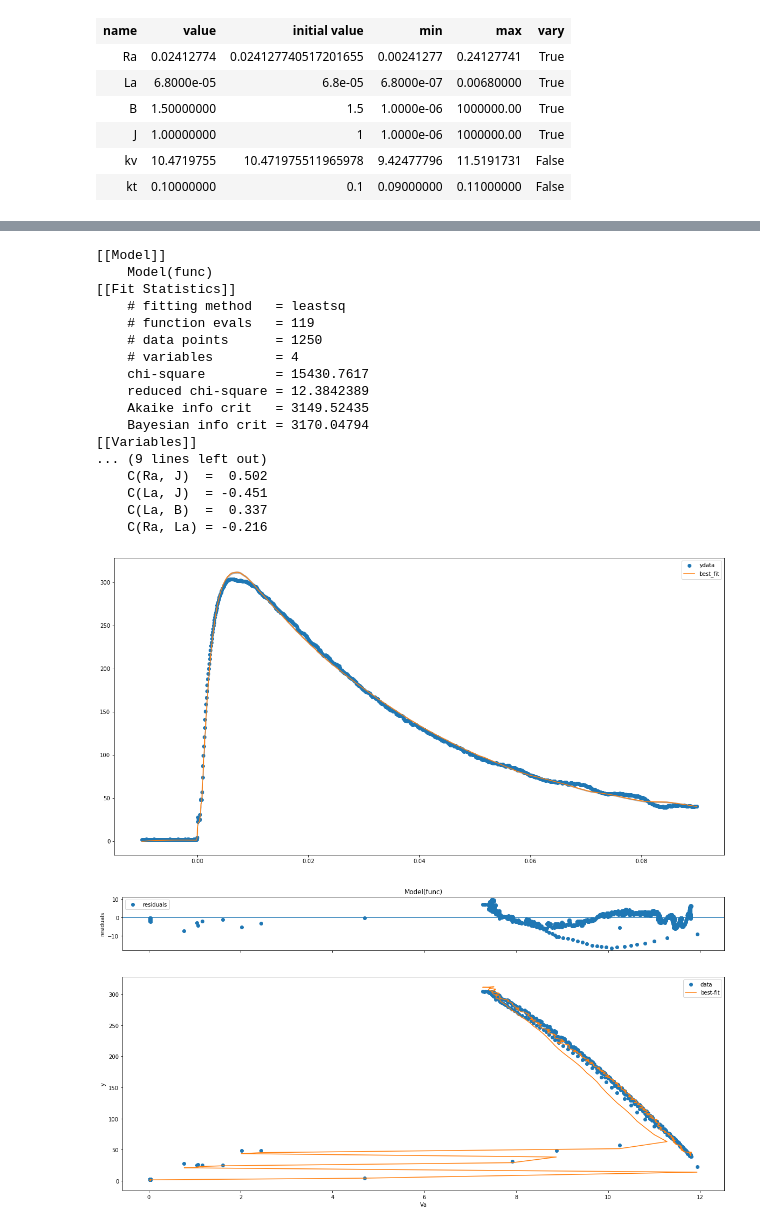
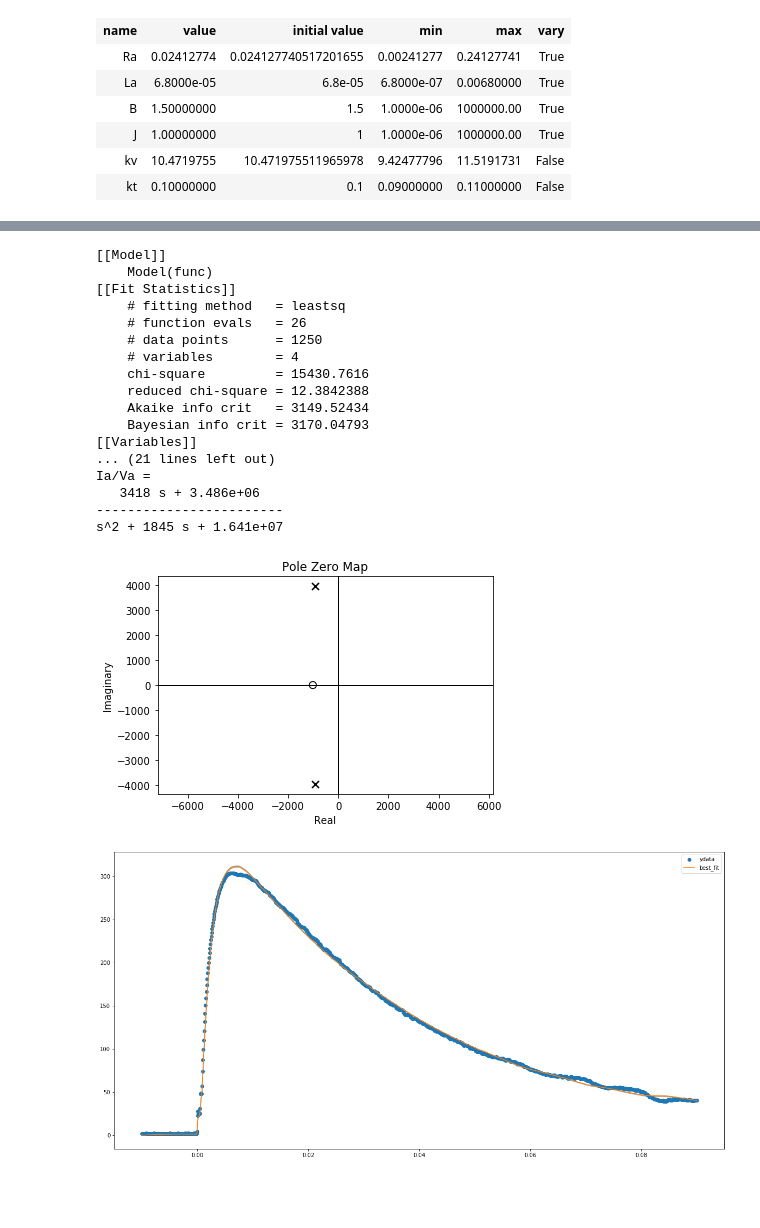
Before and after one commit to ZeniteSolar/MAM21, a Jupyter notebook: simulations/Models/Motor/pmdc_fitting.ipynb, the cells around one changed output, grey strips where cells are left out. Drawn from its saved outputs; the diff is of its cells as text; code cells hidden in the pictures; blank space fills up the shorter version.

```diff
--- a/simulations/Models/Motor/pmdc_fitting.ipynb
+++ b/simulations/Models/Motor/pmdc_fitting.ipynb
@@ -246,7 +246,7 @@ data_file_hf = [
     'data/T0004.CSV',
     'data/T0005.CSV',
     'data/T0006.CSV',
-#     'data/T0007.CSV',
+    'data/T0007.CSV',
 ]
 
 ydata_hf = []
@@ -424,16 +438,16 @@ params
 # %%
-## Otimização - Using High Frequency Data
+## Optimization - Using High Frequency Data, getting a different model for each duty-cycle
 
 time = time_hf
 for i in range(len(data_file_hf)):
-    if i is 0:
+    if i == 0:
         result_hf = model.fit(ydata_hf[i], params=params, B=1e-3, J=1e-3, Va=xdata_hf[i])
     else:
         result_hf.fit(ydata_hf[i], Va=xdata_hf[i])
 
-#     result_hf.fit(ydata_hf[i], Va=xdata_hf[i])
-
     print(result_hf.fit_report())
+    print_spice_model_parameters(result_hf)
+    get_and_print_sys_model(result_hf)
 
     plt.figure(figsize=(20, 10))
     plt.plot(time_hf, ydata_hf[i], 'o', label='ydata')
@@ -606,12 +585,0 @@ result_hf.plot(fig_kws=dict(figsize=(20,10)));
-# %%
-params = lmfit.Parameters()
-# NAME VALUE VARY MIN  MAX  EXPR  BRUTE_STEP
-params.add_many(
-    ('Ra', Ra, True, Ra_min, Ra_max, None, None),
-    ('La', La, True, La_min, La_max, None, None),
-    ('B', B, True, B_min, B_max, None, None),
-    ('J', J, True, J_min, J_max, None, None),
-    ('kv', kv, False, kv_min, kv_max, None, None),
-    ('kt', kt, False, kt_min, kt_max, None, None),
-)
-params
@@ -626,38 +586,40 @@ params
 # %%
-## Otimização - Using Low Frequency Data
+## Optimization - Using Low Frequency Data
 
 time = time_lf
 result_lf = model.fit(ydata_lf, params=params, Va=xdata_lf)
 
 print(result_lf.fit_report())
+print_spice_model_parameters(result_hf)
+get_and_print_sys_model(result_hf)
 
 plt.figure(figsize=(20, 10))
 plt.plot(time_lf, ydata_lf, 'o', label='ydata')
 # plt.plot(time_lf, result_lf.init_fit, 'k--', label='init_fit')
 plt.plot(time_lf, result_lf.best_fit, '-', label='best_fit')
 dely = result_lf.eval_uncertainty(sigma=3)
 plt.fill_between(time_lf, result_lf.best_fit-dely, result_lf.best_fit+dely, color="#ABABAB")
 plt.legend()
 plt.show()
 
 result_lf.plot(fig_kws=dict(figsize=(20,10)));
 # %% [output]
 [[Model]]
     Model(func)
 [[Fit Statistics]]
     # fitting method   = leastsq
-    # function evals   = 119
+    # function evals   = 26
     # data points      = 1250
     # variables        = 4
-    chi-square         = 15430.7617
-    reduced chi-square = 12.3842389
-    Akaike info crit   = 3149.52435
-    Bayesian info crit = 3170.04794
+    chi-square         = 15430.7616
+    reduced chi-square = 12.3842388
+    Akaike info crit   = 3149.52434
+    Bayesian info crit = 3170.04793
 [[Variables]]
-... (9 lines left out)
-    C(Ra, J)  =  0.502
-    C(La, J)  = -0.451
-    C(La, B)  =  0.337
-    C(Ra, La) = -0.216
+... (21 lines left out)
+Ia/Va =
+   3418 s + 3.486e+06
+------------------------
+s^2 + 1845 s + 1.641e+07
-[figure, old version]
+[figure, new version]
-[figure, old version]
+[figure, new version]
```
Also changed, not shown: parts of 11 cells of this notebook.
